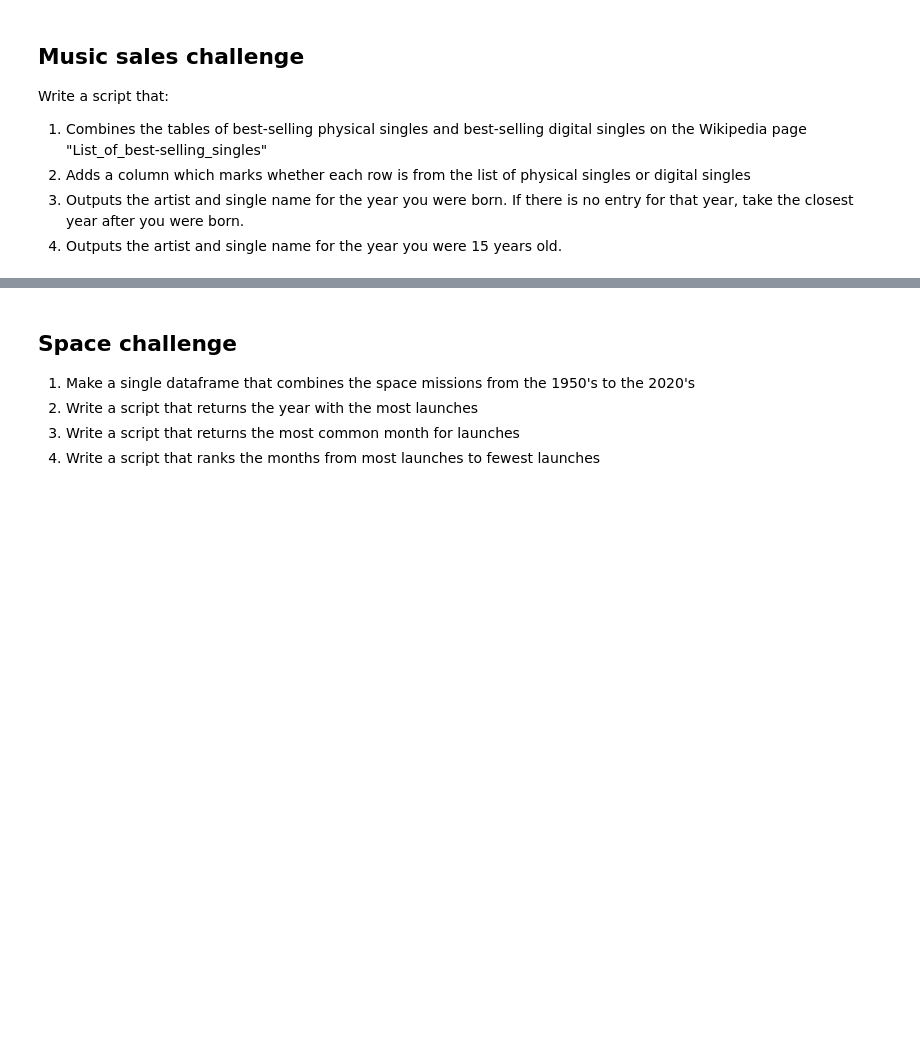
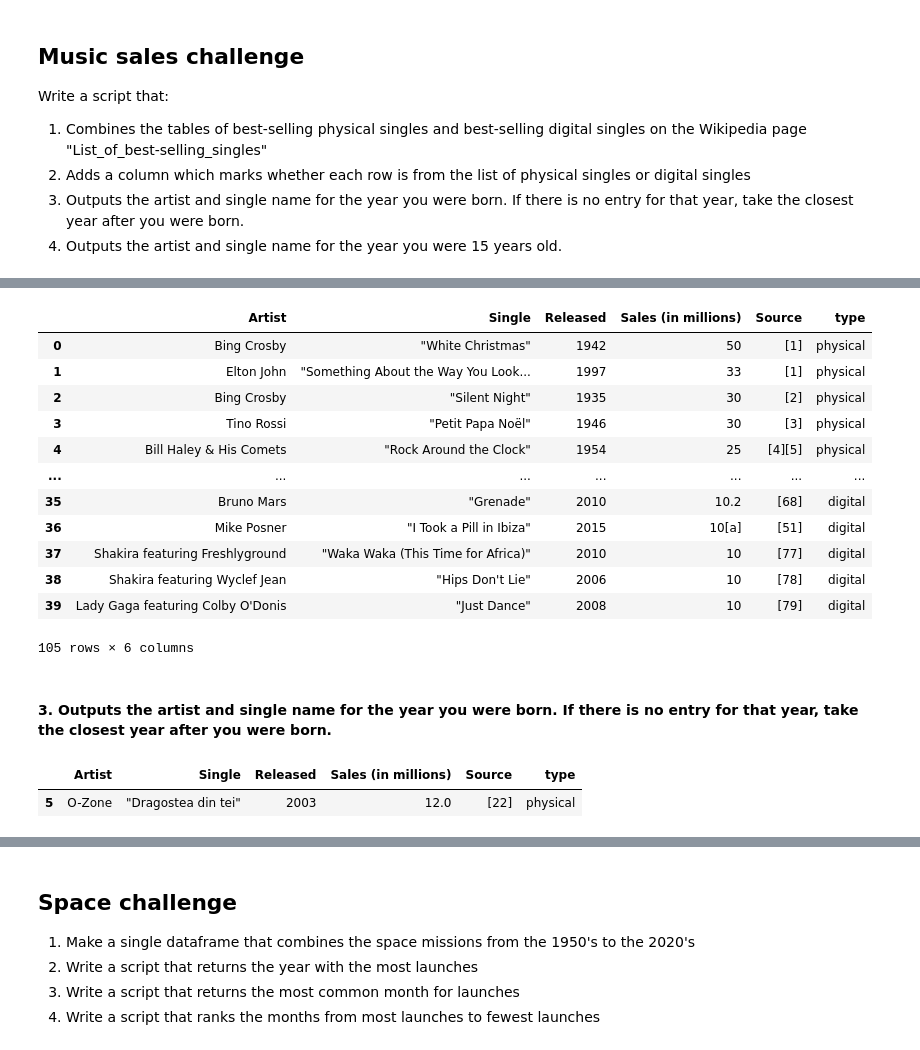
Before and after one commit to soerinev/CulturalDataScience, a Jupyter notebook: class_notes_and_exercises/fun_with_pandas.ipynb, the cells around one changed output, grey strips where cells are left out. Drawn from its saved outputs; the diff is of its cells as text; code cells hidden in the pictures; blank space fills up the shorter version.

```diff
--- a/class_notes_and_exercises/fun_with_pandas.ipynb
+++ b/class_notes_and_exercises/fun_with_pandas.ipynb
@@ -69,0 +85,22 @@ combined_df
+# %%
+# finally, combined the dataframes into one (which also has type column stating whether the best-selling single is physical or digital)
+combined_singles = pd.concat([physical_singles_combined, digital_singles_combined])
+
+# view df - looks good
+combined_singles
+# %% [output]
+|  | Artist | Single | Released | Sales (in millions) | Source | type |
+| 0 | Bing Crosby | "White Christmas" | 1942 | 50 | [1] | physical |
+| 1 | Elton John | "Something About the Way You Look... | 1997 | 33 | [1] | physical |
+| 2 | Bing Crosby | "Silent Night" | 1935 | 30 | [2] | physical |
+| 3 | Tino Rossi | "Petit Papa Noël" | 1946 | 30 | [3] | physical |
+| 4 | Bill Haley & His Comets | "Rock Around the Clock" | 1954 | 25 | [4][5] | physical |
+| ... | ... | ... | ... | ... | ... | ... |
+| 35 | Bruno Mars | "Grenade" | 2010 | 10.2 | [68] | digital |
+| 36 | Mike Posner | "I Took a Pill in Ibiza" | 2015 | 10[a] | [51] | digital |
+| 37 | Shakira featuring Freshlyground | "Waka Waka (This Time for Africa)" | 2010 | 10 | [77] | digital |
+| 38 | Shakira featuring Wyclef Jean | "Hips Don't Lie" | 2006 | 10 | [78] | digital |
+| 39 | Lady Gaga featuring Colby O'Donis | "Just Dance" | 2008 | 10 | [79] | digital |
+105 rows × 6 columns
+# %% [markdown]
+#### 3. Outputs the artist and single name for the year you were born. If there is no entry for that year, take the closest year after you were born.
@@ -69,0 +110,6 @@ combined_df
+# %%
+# view singles from 2003
+combined_singles[combined_singles['Released'] == 2003]
+# %% [output]
+|  | Artist | Single | Released | Sales (in millions) | Source | type |
+| 5 | O-Zone | "Dragostea din tei" | 2003 | 12.0 | [22] | physical |
```
Also changed, not shown: parts of 20 cells of this notebook.
